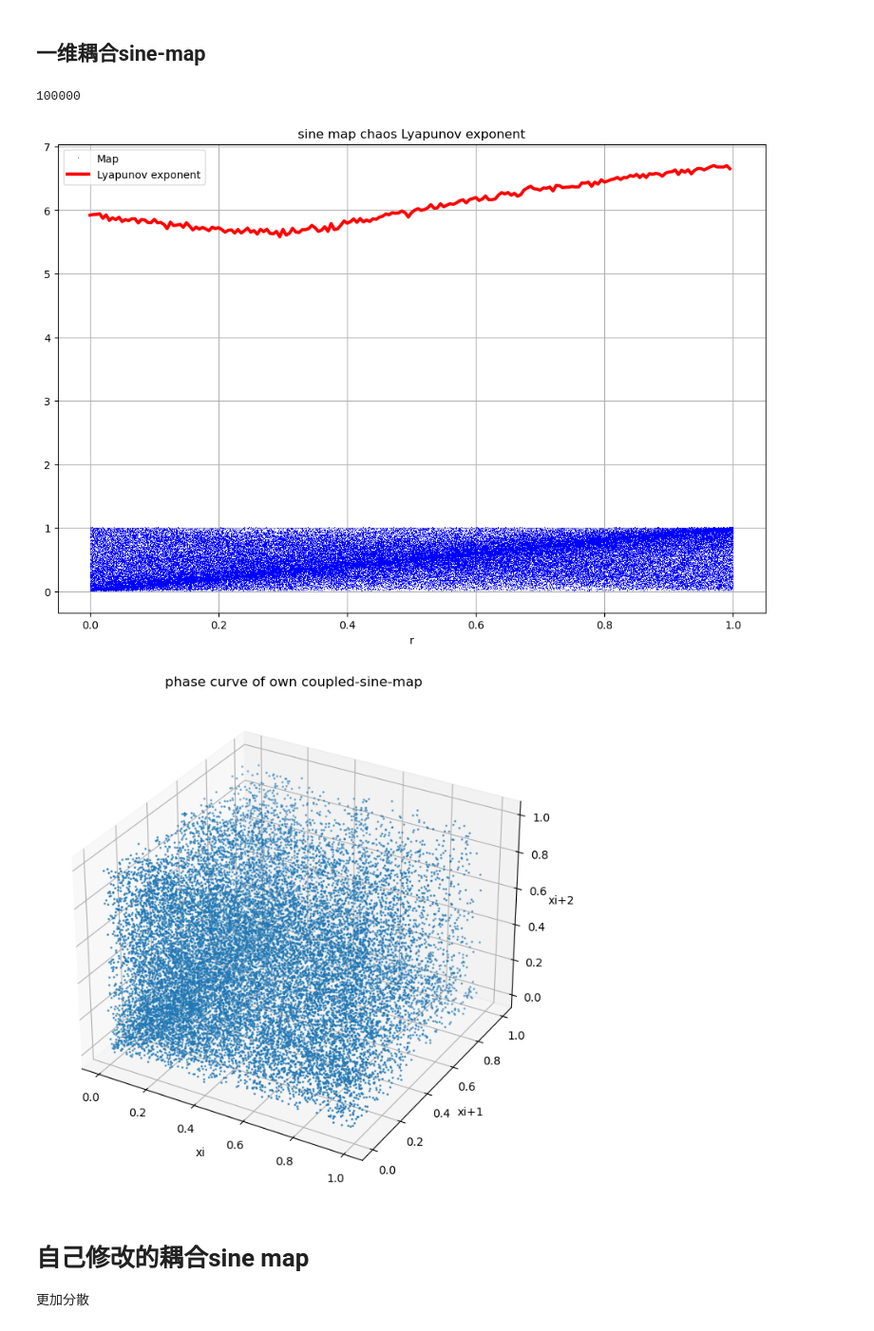
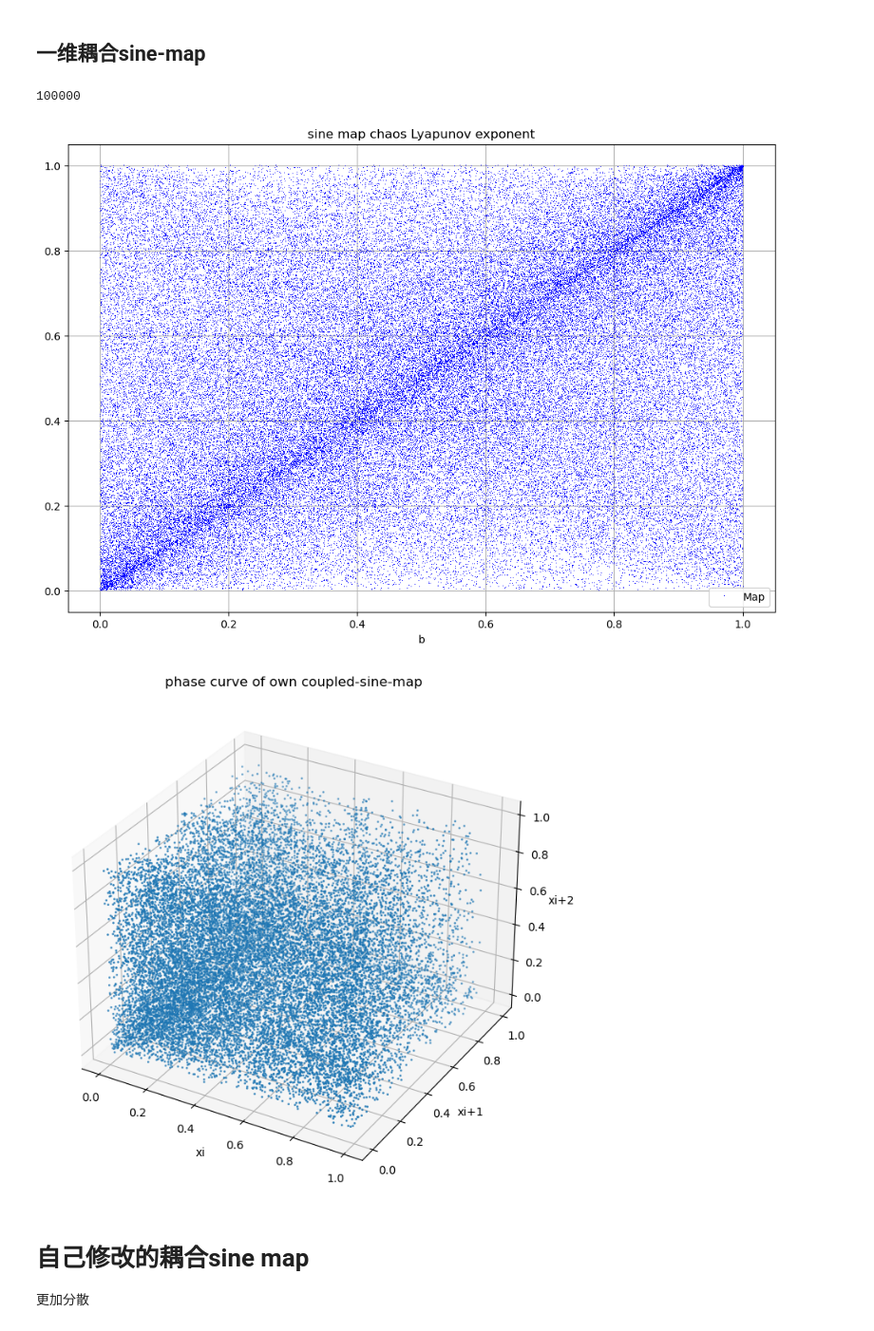
Before and after one commit to OarUyGnah/Image-Encryption-Chaos-Maps, a Jupyter notebook: LE.ipynb, the cells around one changed output. Shown at 95% size. Drawn from its saved outputs; the diff is of its cells as text; code cells hidden in the pictures.

```diff
--- a/LE.ipynb
+++ b/LE.ipynb
@@ -242,13 +289,14 @@ u1 = -1
 print()
 
 u1_range = np.arange(3.57,4,0.00001)
+print(len(u1_range))
 # ======================
 # 此处为通过θ和eplison 求u1
 for u in u1_range:
     if u == 3.57:
         continue
     theta_u1 = pow(theta,u)
-    if abs(epsilon - (epsilon * (1 - epsilon) *  theta_u1) % 1) <= 0.00001:
+    if abs(epsilon - (epsilon * (1 - epsilon) *  theta_u1) % 1) <= 0.0001:
         u1 = u
         break
 print('u1 == ',u1)
@@ -605,36 +654,36 @@ ax1 = fig.add_subplot(1, 1, 1)
 xticks = np.linspace(0, 1, 100000)
 zero = [0]*100000
 
 # ax1.plot(xticks,zero,'g-')
 ax1.plot(xticks, maps,'b,', alpha=1, label='Map')
 ax1.set_xlabel('b')
-ax1.plot(uvalues,lambdas,'r-',linewidth = 3,label = 'Lyapunov exponent')
-ax1.set_xlabel('r')
+# ax1.plot(uvalues,lambdas,'r-',linewidth = 3,label = 'Lyapunov exponent')
+# ax1.set_xlabel('r')
 
 ax1.grid('on')
 ax1.legend(loc='best')
 ax1.set_title('sine map chaos Lyapunov exponent')
 plt.show()
 
 
 # for i in range(len(lambdas)):
 #     if (lambdas[i] >= 0):
 #         print(i)
 fig = plt.figure(figsize=(10, 8))
 ax2 = plt.axes(projection='3d')
 xi = maps[0:20000]
 xi1 = maps[1:20001]
 xi2 = maps[2:20002]
 ax2.scatter3D(xi,xi1,xi2,s=1)
 
 ax2.set_xlabel('xi')
 ax2.set_ylabel('xi+1')
 ax2.set_zlabel('xi+2')
 ax2.set_title('phase curve of own coupled-sine-map')
 plt.show()
 # %% [output]
 100000
-[figure, old version]
+[figure, new version]
 [figure]
 # %% [markdown]
 # 自己修改的耦合sine map
```
Also changed, not shown: parts of 5 cells of this notebook, 26 other files.
